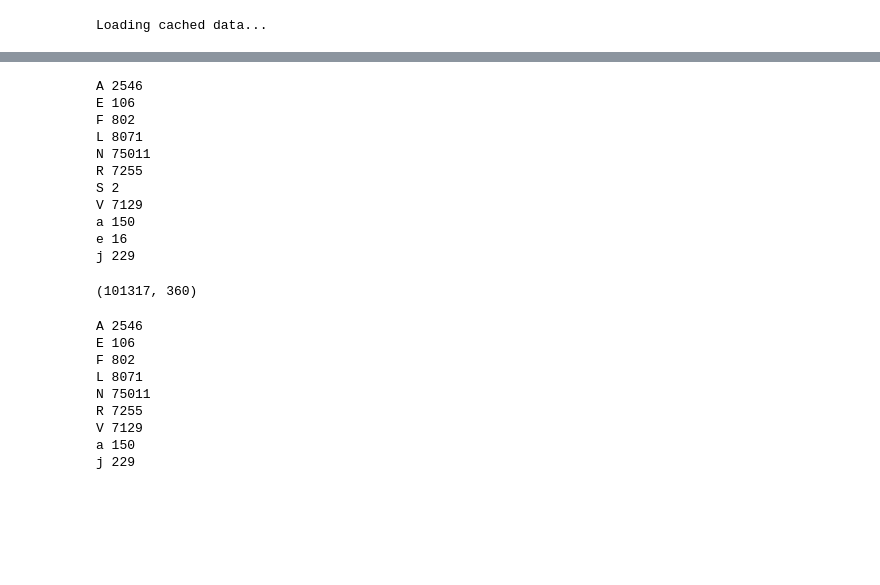
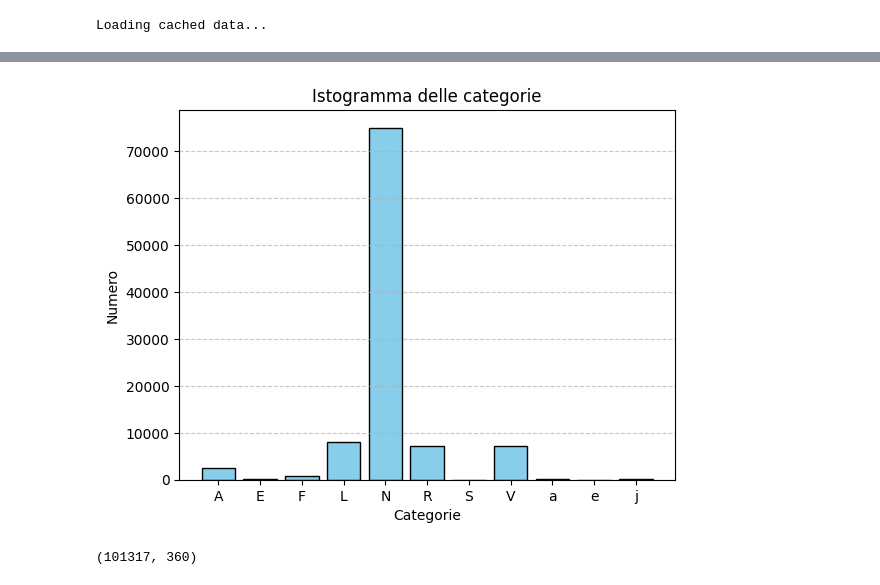
Before and after one commit to NunzioDA/AIApplicationsExam, a Jupyter notebook: test.ipynb, the cells around one changed output, grey strips where cells are left out. Saved outputs shown, nothing was run; the diff lists cells and outputs as text; code cells hidden in the pictures; blank space fills up the shorter version.

```diff
--- a/test.ipynb
+++ b/test.ipynb
@@ -27,19 +43,8 @@ Loading cached data...
 # %%
-categories, counts = np.unique(y, return_counts=True)
-for cat, count in zip(categories, counts):
-    print(cat, count)
+# Plotting data histogram
+print_histogram(y)
 # %% [output]
-A 2546
-E 106
-F 802
-L 8071
-N 75011
-R 7255
-S 2
-V 7129
-a 150
-e 16
-j 229
+[figure, added]
 # %%
 X.shape
 # %% [output]
@@ -53,14 +51,0 @@ y = y[indexes_filter]
-# %%
-categories, counts = np.unique(y, return_counts=True)
-for cat, count in zip(categories, counts):
-    print(cat, count)
-# %% [output]
-A 2546
-E 106
-F 802
-L 8071
-N 75011
-R 7255
-V 7129
-a 150
-j 229
```
Also changed, not shown: parts of 23 cells of this notebook.
